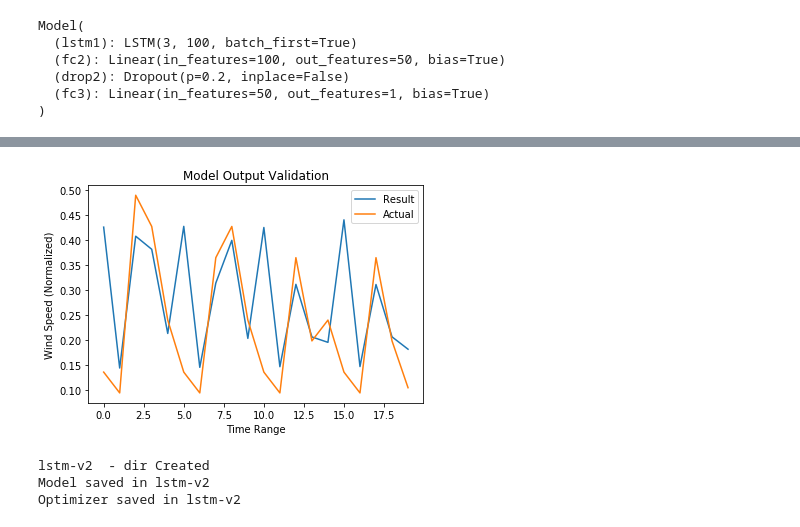
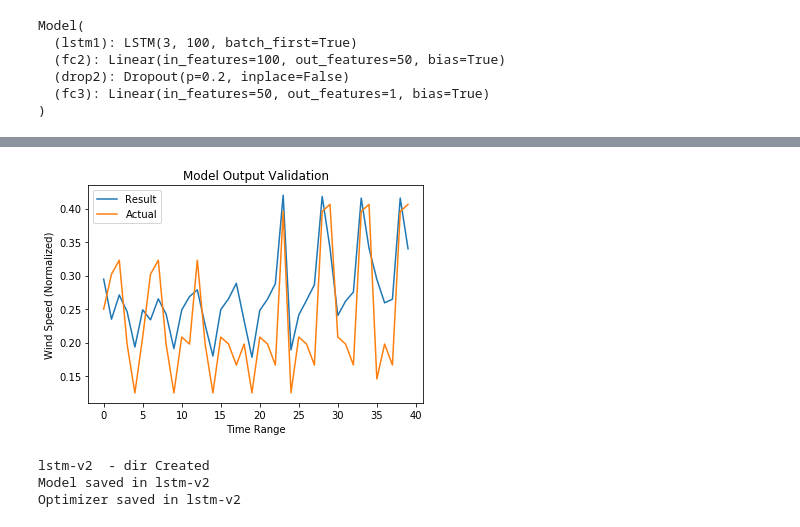
Before and after one commit to darkmatter18/Wind-Speed-Prediction, a Jupyter notebook: training.ipynb, the cells around one changed output, grey strips where cells are left out. Saved outputs shown, nothing was run; the diff lists cells and outputs as text; code cells hidden in the pictures.

```diff
--- a/training.ipynb
+++ b/training.ipynb
@@ -146,19 +149,19 @@ plt.show()
 # %%
 result, expected = model.test(testloader)
 # %%
-val_from = 40
-val_to = 60
+val_from = 60
+val_to = 100
 
 plt.plot(result[val_from:val_to], label = 'Result')
 plt.plot(expected[val_from:val_to], label = 'Actual')
 plt.ylabel('Wind Speed (Normalized)')
 #plt.xticks(range(val_from, val_to))
 plt.xlabel('Time Range')
 plt.legend()
 plt.title('Model Output Validation')
 plt.show()
 # %% [output]
-[figure, old version]
+[figure, new version]
 # %%
 model.save('lstm-v2', save_optim=True)
 # %% [output]
```
Also changed, not shown: parts of 4 cells of this notebook, 1 other file.
